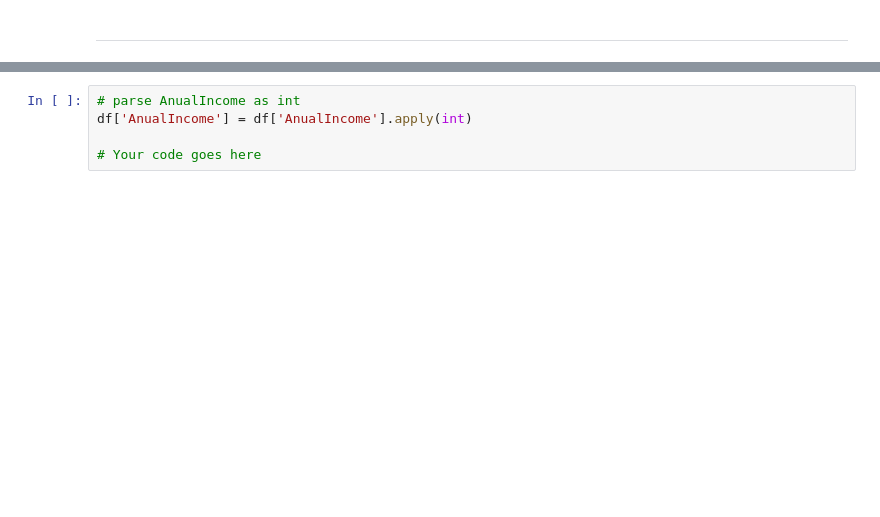
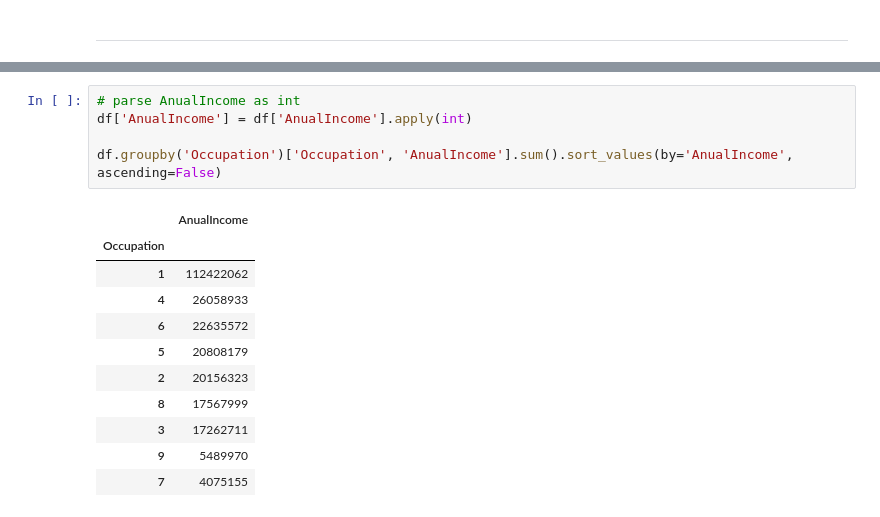
Before and after one commit to AndyDeNike/RMOTR, a Jupyter notebook: projects/data-science/ds-unit-1-marketing/Project - Marketing Analysis.ipynb, the cells around one changed output, grey strips where cells are left out. Cells and saved outputs as stored; diff of their text form; blank space fills up the shorter version.

Commit message:
Determined highest annual income for grouped occupations

```diff
--- a/projects/data-science/ds-unit-1-marketing/Project - Marketing Analysis.ipynb
+++ b/projects/data-science/ds-unit-1-marketing/Project - Marketing Analysis.ipynb
@@ -424,7 +425,19 @@ Name: EthnicClass, dtype: int64
 # %%
 # parse AnualIncome as int
 df['AnualIncome'] = df['AnualIncome'].apply(int)
 
-# Your code goes here
+df.groupby('Occupation')['Occupation', 'AnualIncome'].sum().sort_values(by='AnualIncome', ascending=False)
+# %% [output]
+|  | AnualIncome |
+| Occupation |  |
+| 1 | 112422062 |
+| 4 | 26058933 |
+| 6 | 22635572 |
+| 5 | 20808179 |
+| 2 | 20156323 |
+| 8 | 17567999 |
+| 3 | 17262711 |
+| 9 | 5489970 |
+| 7 | 4075155 |
 # %% [markdown]
 ![separator2](https://user-images.githubusercontent.com/7065401/39119518-59fa51ce-46ec-11e8-8503-5f8136558f2b.png)
```
Also changed, not shown: parts of 2 cells of this notebook.
